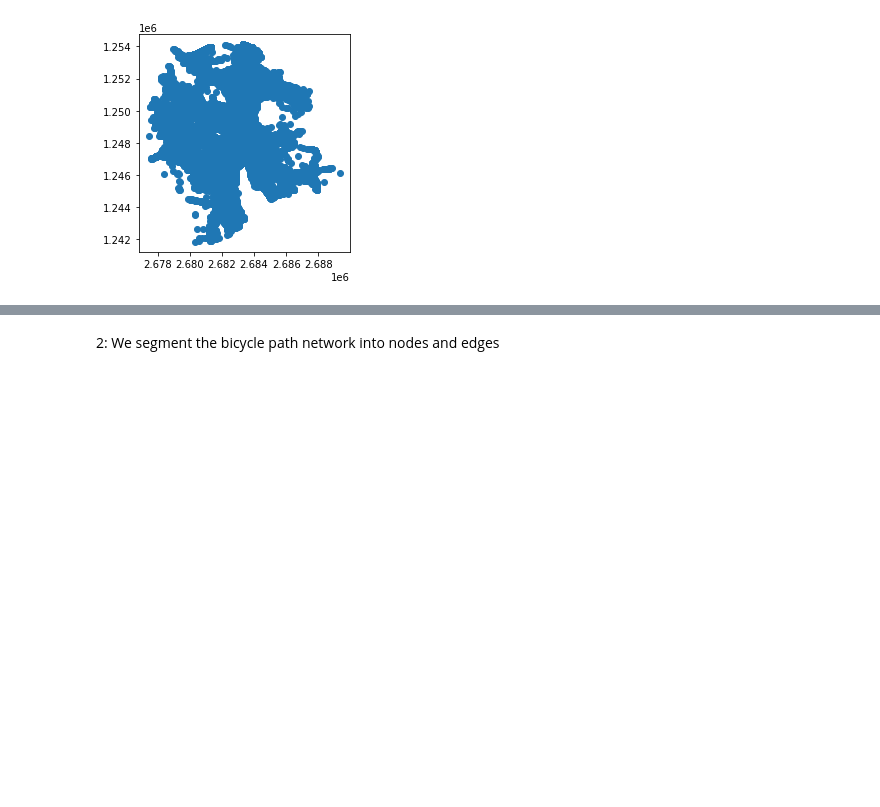
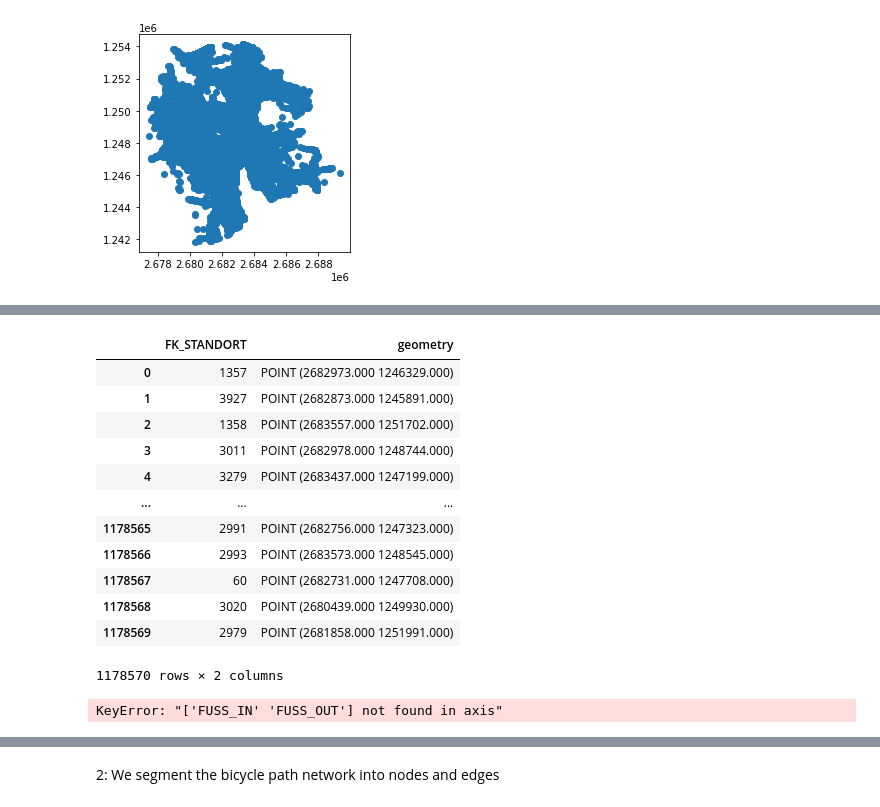
Before and after one commit to thereallinusrg/Velo-Zueri-Unfaelle, a Jupyter notebook: simon-notebook.ipynb, the cells around one changed output, grey strips where cells are left out. Drawn from its saved outputs; the diff is of its cells as text; code cells hidden in the pictures; blank space fills up the shorter version.

```diff
--- a/simon-notebook.ipynb
+++ b/simon-notebook.ipynb
@@ -79,4 +82,25 @@ memory usage: 89.9+ MB
+# %%
+geom = Zaehlungen[['FK_STANDORT', 'geometry']].copy()
+
+geom
+# %% [output]
+|  | FK_STANDORT | geometry |
+| 0 | 1357 | POINT (2682973.000 1246329.000) |
+| 1 | 3927 | POINT (2682873.000 1245891.000) |
+| 2 | 1358 | POINT (2683557.000 1251702.000) |
+| 3 | 3011 | POINT (2682978.000 1248744.000) |
+| 4 | 3279 | POINT (2683437.000 1247199.000) |
+| ... | ... | ... |
+| 1178565 | 2991 | POINT (2682756.000 1247323.000) |
+| 1178566 | 2993 | POINT (2683573.000 1248545.000) |
+| 1178567 | 60 | POINT (2682731.000 1247708.000) |
+| 1178568 | 3020 | POINT (2680439.000 1249930.000) |
+| 1178569 | 2979 | POINT (2681858.000 1251991.000) |
+1178570 rows × 2 columns
 # %%
 #Remove unimportant data as well as NaN's
 DeleteList=['FUSS_IN','FUSS_OUT']
 Zaehlungen = Zaehlungen.drop(DeleteList, axis = 1)
+Zaehlungen = Zaehlungen.dropna(axis=0, how='any', inplace=False)
+# %% [output]
+KeyError: "['FUSS_IN' 'FUSS_OUT'] not found in axis"
```
Also changed, not shown: parts of 9 cells of this notebook.
